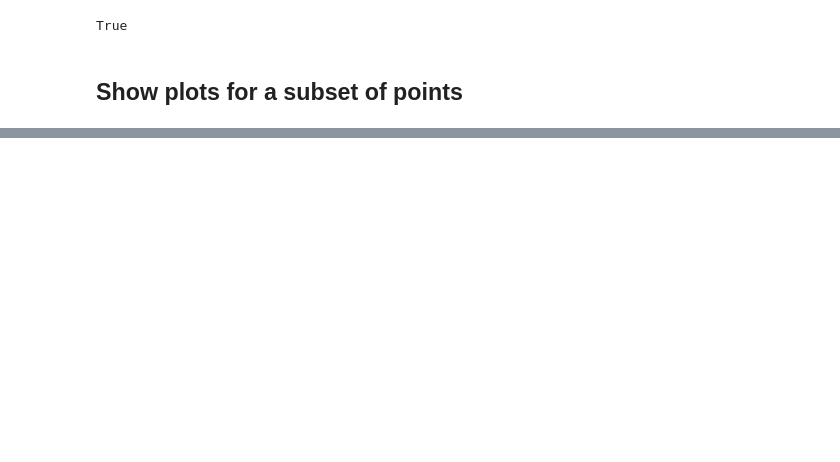
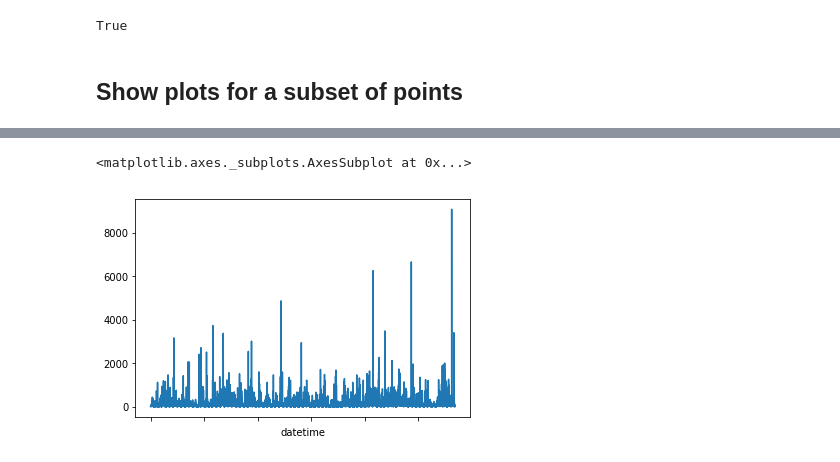
Before and after one commit to johnpfay/Water-Data-Bootcamp, a Jupyter notebook: 1_StreamFlow/Python/06-Show-All-Sites.ipynb, the cells around one changed output, grey strips where cells are left out. Saved outputs shown, nothing was run; the diff lists cells and outputs as text; code cells hidden in the pictures; blank space fills up the shorter version.

```diff
--- a/1_StreamFlow/Python/06-Show-All-Sites.ipynb
+++ b/1_StreamFlow/Python/06-Show-All-Sites.ipynb
@@ -122 +216,7 @@ print(siteNumbers)
+# %%
+dfSite["x"] = pd.to_numeric(dfSite['meanflow_cfs'],errors='coerce')
+dfSite["x"].plot()
+# %% [output]
+<matplotlib.axes._subplots.AxesSubplot at 0x...>
+[figure, added]
 # %%
```
Also changed, not shown: parts of 26 cells of this notebook.
